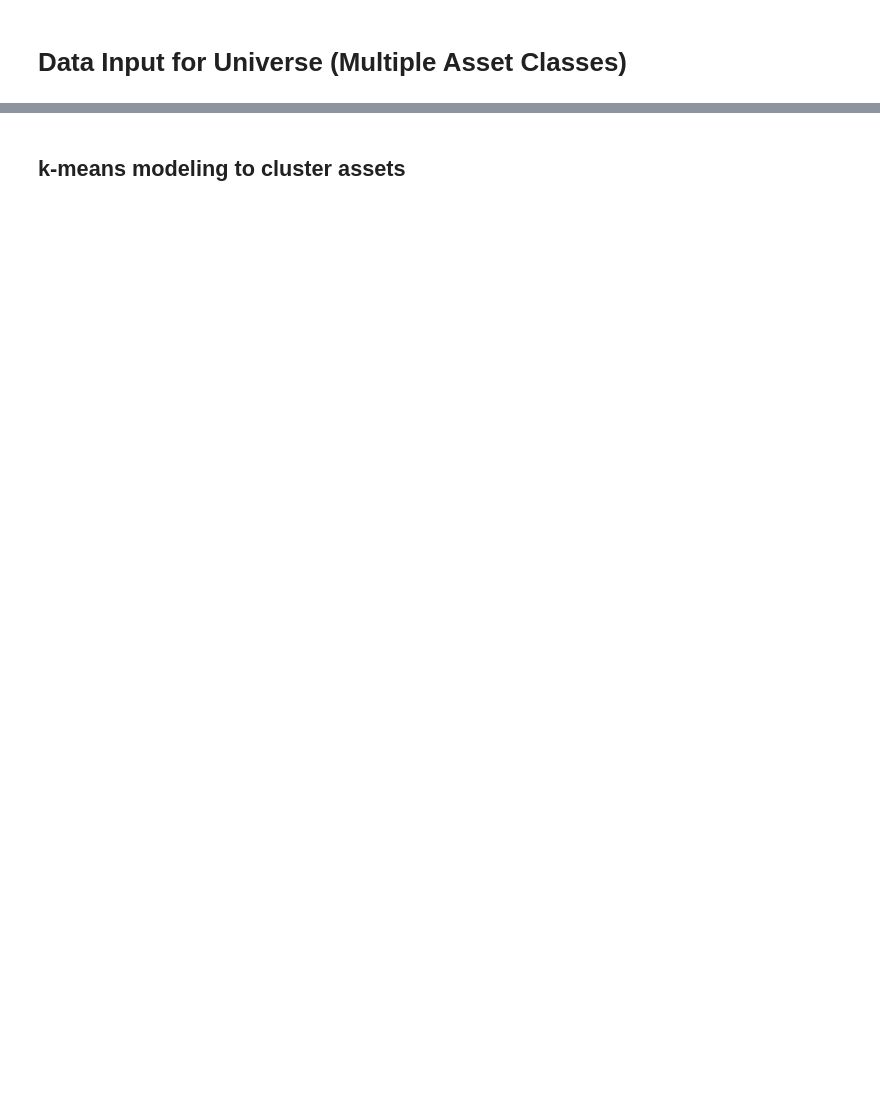
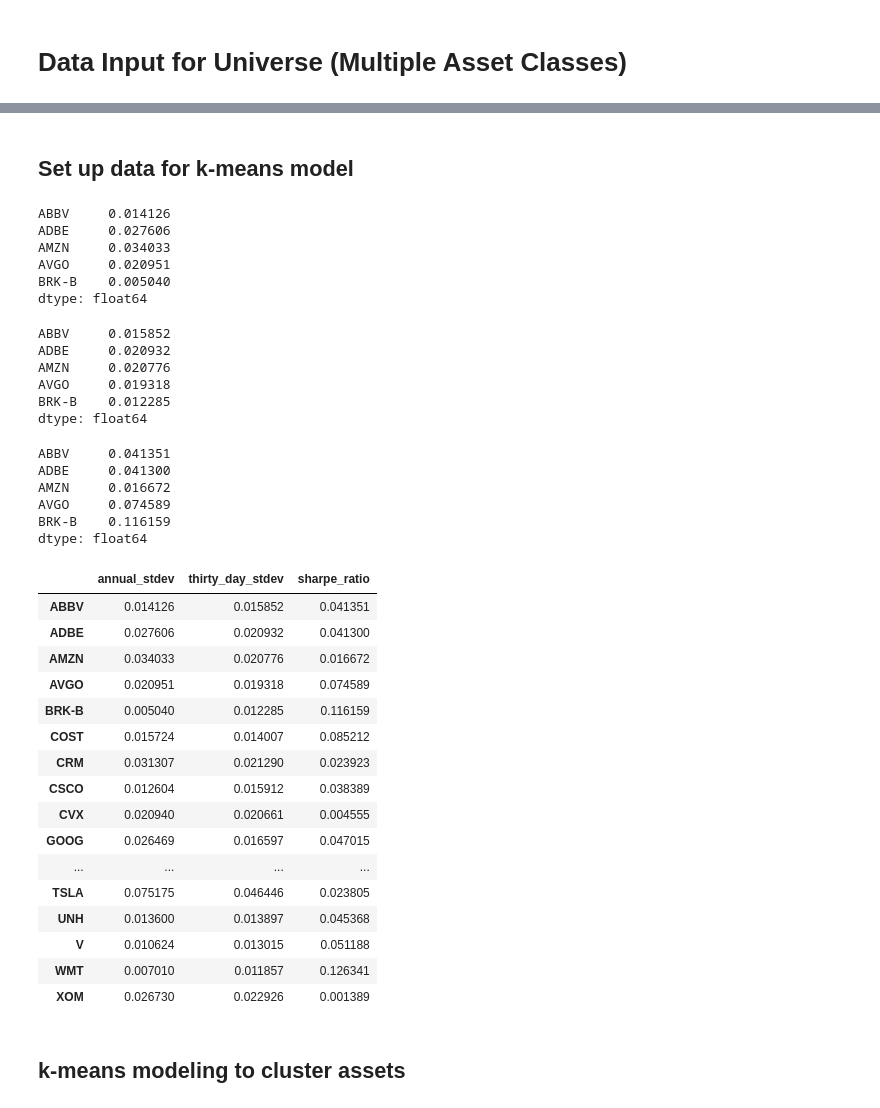
Before and after one commit to ssenhouse/project_2_lex_luthor_advisor, a Jupyter notebook: Asset_Quant_Data.ipynb, the cells around one changed output, grey strips where cells are left out. Saved outputs shown, nothing was run; the diff lists cells and outputs as text; code cells hidden in the pictures; blank space fills up the shorter version.

```diff
--- a/Asset_Quant_Data.ipynb
+++ b/Asset_Quant_Data.ipynb
@@ -85,4 +85,4 @@ display(Y)
 # %%
 #Set the time period and trading days
-time_period = 1
-trading_days = 252 * time_period
+rolling_window = 30
+trading_days = 252
@@ -153,3 +89,70 @@ asset_quant_data.head()
+# %% [markdown]
+## Set up data for k-means model
+# %%
+# Calculate annual returns from daily returns
+group_level = Y.index.year
+annual_returns = Y.groupby(by=group_level).mean()
+annual_returns
+
+# Annual standard deviation
+annual_stdev = annual_returns.std()*np.sqrt(trading_days)
+annual_stdev.head()
+# %% [output]
+ABBV     0.014126
+ADBE     0.027606
+AMZN     0.034033
+AVGO     0.020951
+BRK-B    0.005040
+dtype: float64
+# %%
+# Calculate rolling 30 day returns from daily returns
+thirty_day_rolling = Y.rolling(window = rolling_window).mean()
+thirty_day_rolling
+
+# 30 day rolling standard deviation
+thirty_day_stdev = thirty_day_rolling.std()*np.sqrt(rolling_window)
+thirty_day_stdev.head()
+# %% [output]
+ABBV     0.015852
+ADBE     0.020932
+AMZN     0.020776
+AVGO     0.019318
+BRK-B    0.012285
+dtype: float64
+# %%
+# annual sharpe ratio
+sharpe_ratio = (annual_returns /annual_stdev).median()
+sharpe_ratio.head()
+# %% [output]
+ABBV     0.041351
+ADBE     0.041300
+AMZN     0.016672
+AVGO     0.074589
+BRK-B    0.116159
+dtype: float64
+# %%
+# combine all of the measures of variablity into one dataframe
+asset_quant_data = pd.concat([annual_stdev,thirty_day_stdev,sharpe_ratio], axis =1)
+asset_quant_data.columns = ('annual_stdev','thirty_day_stdev','sharpe_ratio')
+asset_quant_data
+# %% [output]
+|  | annual_stdev | thirty_day_stdev | sharpe_ratio |
+| ABBV | 0.014126 | 0.015852 | 0.041351 |
+| ADBE | 0.027606 | 0.020932 | 0.041300 |
+| AMZN | 0.034033 | 0.020776 | 0.016672 |
+| AVGO | 0.020951 | 0.019318 | 0.074589 |
+| BRK-B | 0.005040 | 0.012285 | 0.116159 |
+| COST | 0.015724 | 0.014007 | 0.085212 |
+| CRM | 0.031307 | 0.021290 | 0.023923 |
+| CSCO | 0.012604 | 0.015912 | 0.038389 |
+| CVX | 0.020940 | 0.020661 | 0.004555 |
+| GOOG | 0.026469 | 0.016597 | 0.047015 |
+| ... | ... | ... | ... |
+| TSLA | 0.075175 | 0.046446 | 0.023805 |
+| UNH | 0.013600 | 0.013897 | 0.045368 |
+| V | 0.010624 | 0.013015 | 0.051188 |
+| WMT | 0.007010 | 0.011857 | 0.126341 |
+| XOM | 0.026730 | 0.022926 | 0.001389 |
 # %% [markdown]
 ## k-means modeling to cluster assets
 # %%
```
Also changed, not shown: parts of 17 cells of this notebook.
